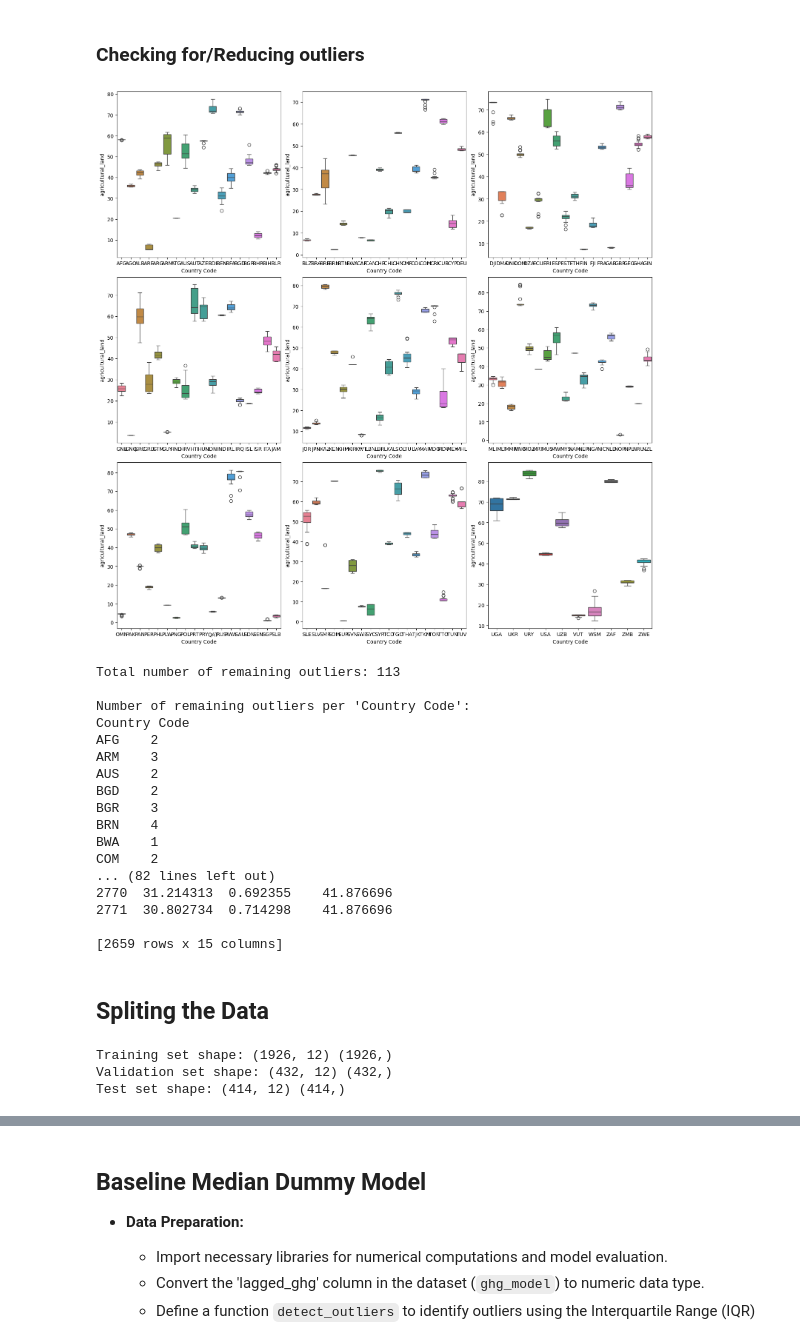
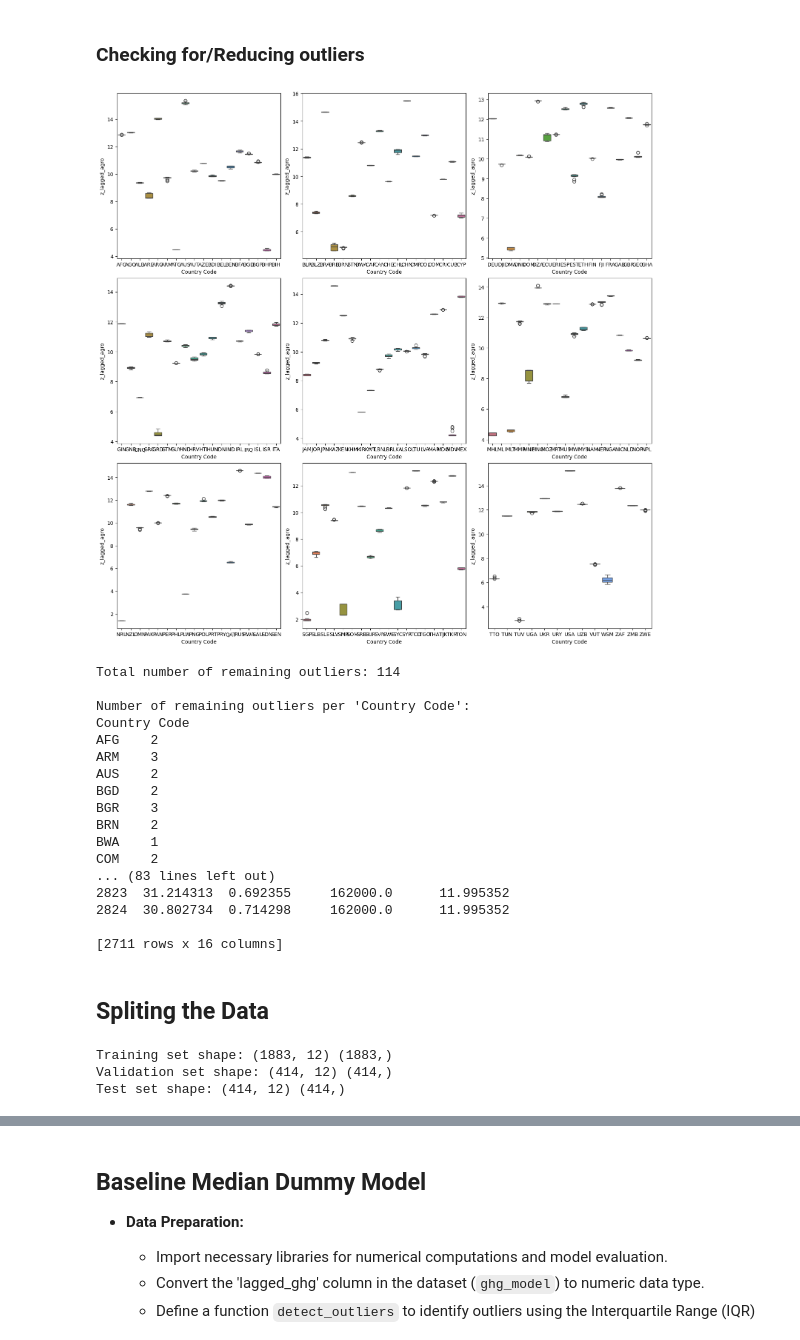
Before and after one commit to marcbarc19/DataScienceExam, a Jupyter notebook: agricultural_land-modelling.ipynb, the cells around one changed output, grey strips where cells are left out. Cells and saved outputs as stored; diff of their text form; code cells hidden in the pictures.

```diff
--- a/agricultural_land-modelling.ipynb
+++ b/agricultural_land-modelling.ipynb
@@ -552,7 +637,7 @@ axes = axes.flatten()
 # Plot the boxplots in the grid
 for i, (group, ax) in enumerate(zip(country_groups, axes)):
     data = agro[agro['Country Code'].isin(group)]
-    sns.lineplot(x='Year', y='agricultural_land', data= data, hue = 'Country Code', marker='o', legend=False, ax=ax)
+    sns.lineplot(x='Year', y='z_lagged_agro', data= data, hue = 'Country Code', marker='o', legend=False, ax=ax)
     #ax.set_title(f'Boxplot of GHG values by Country - Group {i + 1}')
     #ax.set_xlabel('Country Code')
     #ax.set_ylabel('GHG Values')
@@ -579,35 +664,35 @@ agro = pd.read_csv('git_data/agricultural-modelling.csv')
 #Dividing by contries
 countries = agro['Country Code'].unique()
 countries_per_fig = 18
 plots_per_row = 3
 palette = sns.color_palette("hsv", len(countries))
 
 # Split the countries into groups of the defined size
 country_groups = [countries[i:i + countries_per_fig] for i in range(0, len(countries), countries_per_fig)]
 
 num_rows = int(np.ceil(len(country_groups) / plots_per_row))
 
 # Create the grid of plots
 fig, axes = plt.subplots(num_rows, plots_per_row, figsize=(15, num_rows*5), constrained_layout=True)
 
 # Flatten the axes array for easy iteration
 axes = axes.flatten()
 
 # Plot the boxplots in the grid
 for i, (group, ax) in enumerate(zip(country_groups, axes)):
     data = agro[agro['Country Code'].isin(group)]
-    sns.boxplot(x='Country Code', y='agricultural_land', data= data, hue = 'Country Code', legend=False, ax=ax)
+    sns.boxplot(x='Country Code', y='z_lagged_agro', data= data, hue = 'Country Code', legend=False, ax=ax)
     #ax.set_title(f'')
     #ax.set_xlabel('')
     #ax.set_ylabel('')
 
 # If there are any remaining subplots that are empty, hide them
 for j in range(i + 1, len(axes)):
     fig.delaxes(axes[j])
 
 plt.show()
 # %% [output]
-[figure, old version]
+[figure, new version]
 # %%
 # Function to detect outliers using IQR method for a given group
 def detect_outliers(group):
@@ -652,7 +737,7 @@ agro = agro[~agro.index.isin(outliers_reduced.index)]
 print("\nFiltered data without the largest outliers:")
 print(agro)
 # %% [output]
-Total number of remaining outliers: 113
+Total number of remaining outliers: 114
 
 Number of remaining outliers per 'Country Code':
 Country Code
@@ -661,14 +746,14 @@ ARM    3
 AUS    2
 BGD    2
 BGR    3
-BRN    4
+BRN    2
 BWA    1
 COM    2
-... (82 lines left out)
-2770  31.214313  0.692355    41.876696
-2771  30.802734  0.714298    41.876696
+... (83 lines left out)
+2823  31.214313  0.692355     162000.0      11.995352
+2824  30.802734  0.714298     162000.0      11.995352
 
-[2659 rows x 15 columns]
+[2711 rows x 16 columns]
 # %% [markdown]
 ## Spliting the Data
 # %%
@@ -700,8 +785,8 @@ print("Training set shape:", X_train.shape, y_train.shape)
 print("Validation set shape:", X_val.shape, y_val.shape)
 print("Test set shape:", X_test.shape, y_test.shape)
 # %% [output]
-Training set shape: (1926, 12) (1926,)
-Validation set shape: (432, 12) (432,)
+Training set shape: (1883, 12) (1883,)
+Validation set shape: (414, 12) (414,)
 Test set shape: (414, 12) (414,)
 # %%
 display(X_train)
```
Also changed, not shown: parts of 16 cells of this notebook, 1 other file.
